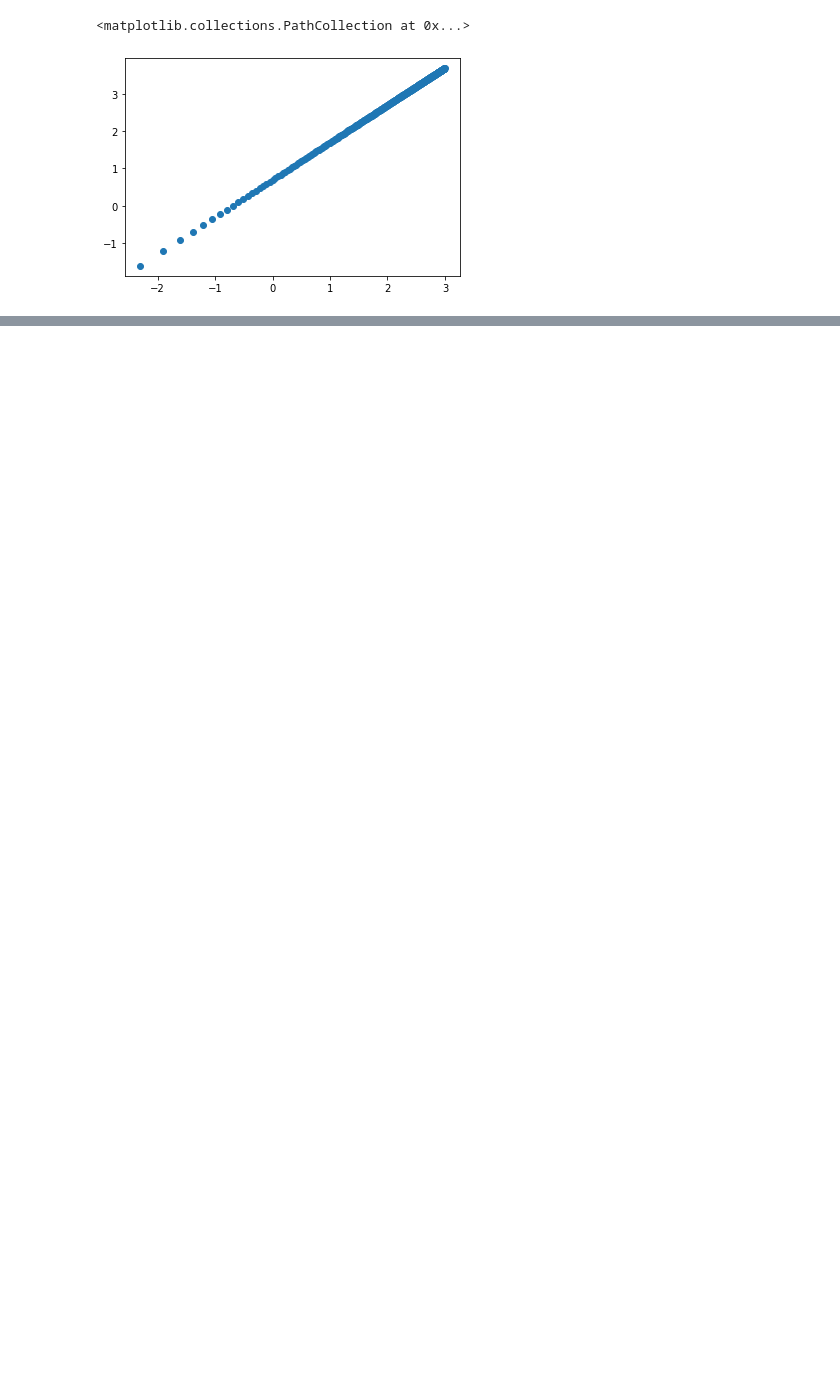
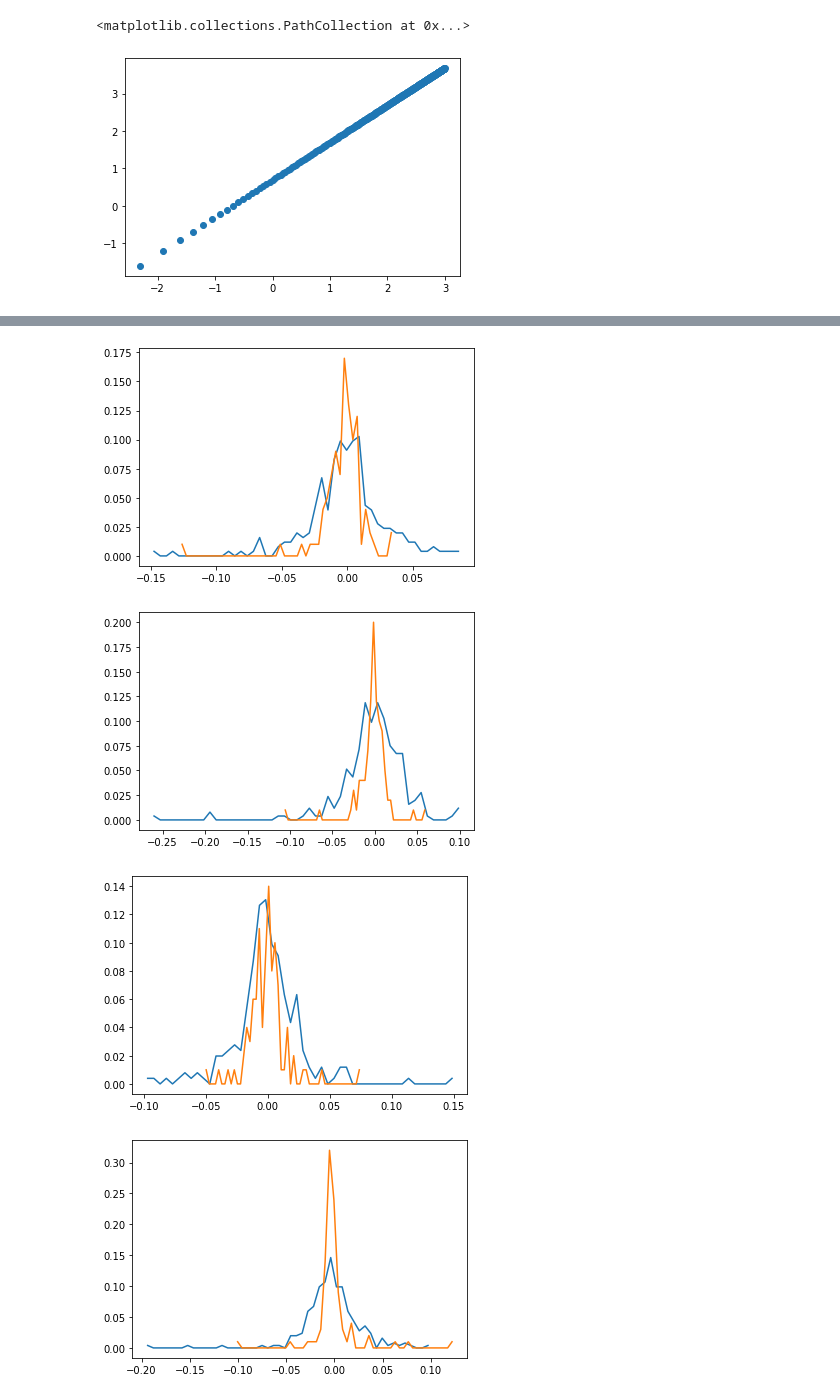
Before and after one commit to ChingisBadmaev/Copula-Models-Comparison-for-Portfolio-Risk-Assessment, a Jupyter notebook: stable_distribution.ipynb, the cells around one changed output, grey strips where cells are left out. Drawn from its saved outputs; the diff is of its cells as text; code cells hidden in the pictures; blank space fills up the shorter version.

Commit message:
Parameters for stable distribution were estimated

```diff
--- a/stable_distribution.ipynb
+++ b/stable_distribution.ipynb
@@ -80,3 +74,0 @@ alpha
-# %%
-beta = math.sqrt(math.exp(sigma_2) / 2)
-beta
@@ -118,0 +89,44 @@ plt.show()
+# %%
+def det_stable_distr_params(dataframe, columns):
+    alpha, beta = 1.0, 0.5
+    # use scipy's quantile estimator to estimate the parameters and convert to S parameterization
+    pconv = lambda alpha, beta, mu, sigma: (alpha, beta, mu, sigma)
+    return pconv(*levy_stable._fitstart(dataframe[columns]))
+# %%
+# сохраняем файл с параметрами
+df = pd.DataFrame(columns = ['alpha', 'beta', 'mu', 'sigma'])
+for col in data.columns:
+    alpha, beta, mu, sigma = det_stable_distr_params(data, col)
+    dat = {'alpha':alpha, 'beta':beta, 'mu':mu, 'sigma':sigma}
+    df = df.append(dat, ignore_index=True)
+
+df = df.rename(mapper={0: 'vkco', 1: 'tcs_il', 2: 'poly_il', 3: 'five_il'})
+df.to_csv('params_stable_distribution.csv', index=True)
+# %%
+def show_two_graphics(dataframe, columns):
+    pconv = lambda alpha, beta, mu, sigma: (alpha, beta, mu, sigma)
+    alpha, beta, _, _ = pconv(*levy_stable._fitstart(dataframe[columns]))
+    r = levy_stable.rvs(alpha, beta, size=100)
+    r = r / sum(abs(r))
+    (y, x, _) = plt.hist(r, bins=40)
+    x = x[:-1]
+    y = y / sum(abs(y))
+    plt.close()
+
+    (y0, x0, _) = plt.hist(dataframe[columns], bins=50)
+    x0 = x0[:-1]
+    y0 = y0 / sum(abs(y0))
+    plt.close()
+
+    plt.figure()
+    plt.plot(x0, y0)
+    plt.plot(x, y)
+# %%
+for col in data.columns:
+    show_two_graphics(data,col)
+    plt.show()
+# %% [output]
+[figure, added]
+[figure, added]
+[figure, added]
+[figure, added]
```
Also changed, not shown: parts of 19 cells of this notebook, 1 other file.
